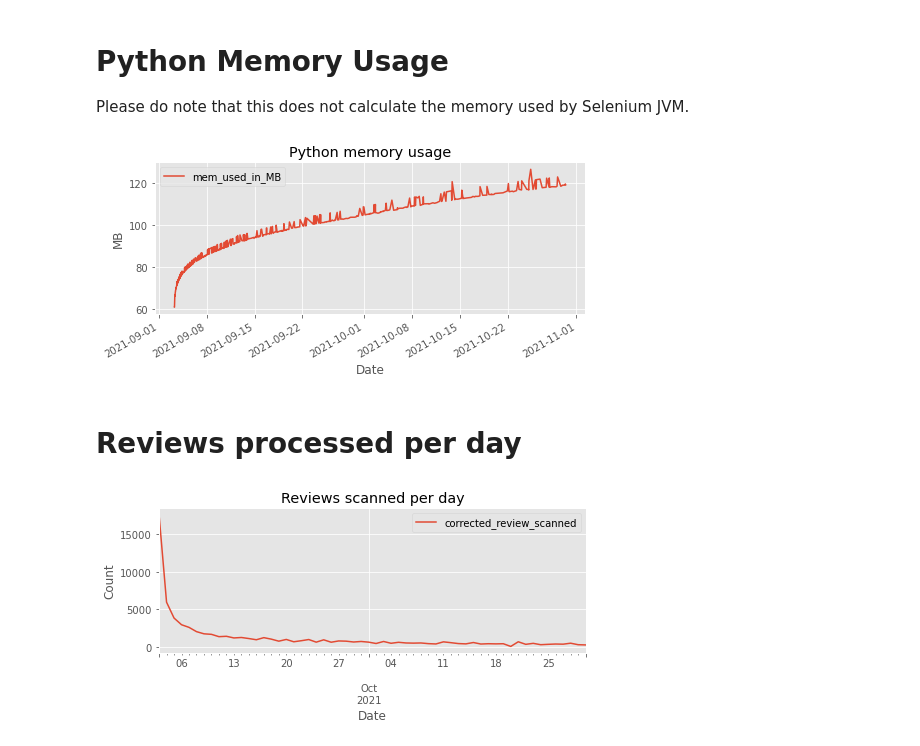
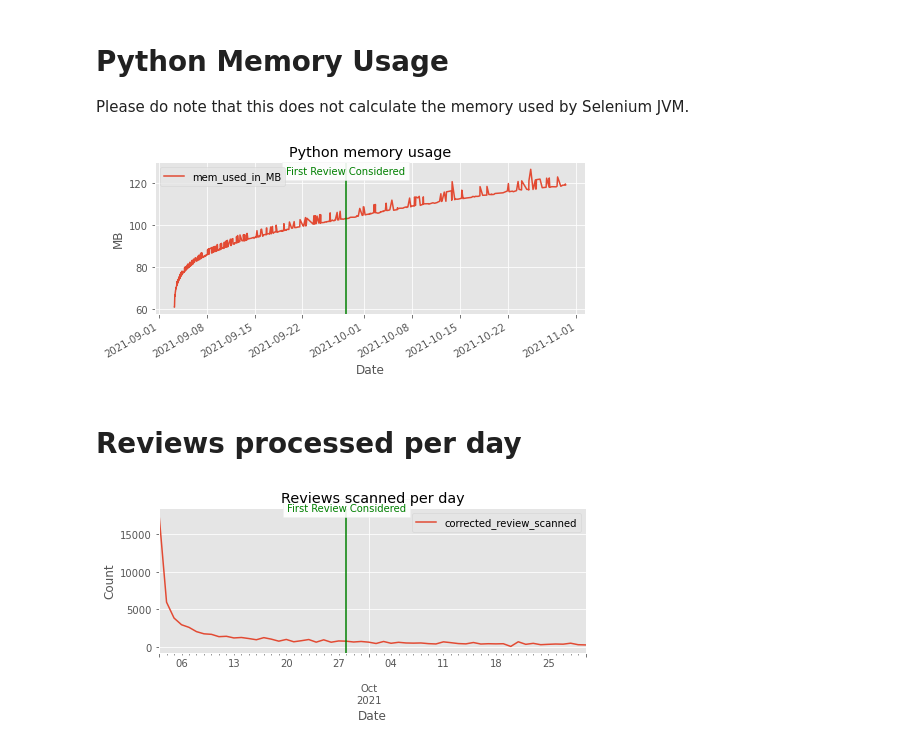
Before and after one commit to sukantamaikap/google_review_data_scraping, a Jupyter notebook: ScrapingLogAnalysis.ipynb, the cells around one changed output. Drawn from its saved outputs; the diff is of its cells as text; code cells hidden in the pictures.

Commit message:
graphs added with markers

```diff
--- a/ScrapingLogAnalysis.ipynb
+++ b/ScrapingLogAnalysis.ipynb
@@ -45,3 +49,8 @@ df_mem_usage = pd.DataFrame(mem_usage, columns=['date_time', 'mem_used_in_MB'])
+# %%
+considered_datetime = df_execution[df_execution['is_ignored'] == False].iloc[0, 0]
+considered_datetime
+
+label_list = [(considered_datetime, 'First Review Considered', 'g')]
 # %% [markdown]
 # Python Memory Usage
 
@@ -49,12 +58,22 @@ Please do note that this does not calculate the memory used by Selenium JVM.
 # %%
 df_mem_usage.plot(x='date_time', y='mem_used_in_MB')
 plt.title('Python memory usage')
 plt.ylabel('MB')
 plt.xlabel('Date')
 plt.legend()
+
+ax = plt.gca()
+
+for date_point, label, clr in label_list:
+    plt.axvline(x=date_point, color=clr)
+    plt.text(date_point, ax.get_ylim()[1]-4, label,
+             horizontalalignment='center',
+             verticalalignment='center',
+             color=clr,
+             bbox=dict(facecolor='white', alpha=0.9))
 plt.show()
 # %% [output]
-[figure, old version]
+[figure, new version]
 # %% [markdown]
 # Reviews processed per day
 # %%
@@ -67,6 +86,17 @@ df_count_group_by_per_day.plot(x='date_time', y='corrected_review_scanned')
 plt.title('Reviews scanned per day')
 plt.ylabel('Count')
 plt.xlabel('Date')
+
+ax = plt.gca()
+
+for date_point, label, clr in label_list:
+    plt.axvline(x=date_point, color=clr)
+    plt.text(date_point, ax.get_ylim()[1]-4, label,
+             horizontalalignment='center',
+             verticalalignment='center',
+             color=',
+             bbox=dict(facecolor='white', alpha=0.9))
+
 plt.show()
 # %% [output]
-[figure, old version]
+[figure, new version]
```
Also changed, not shown: parts of 1 cell of this notebook.
